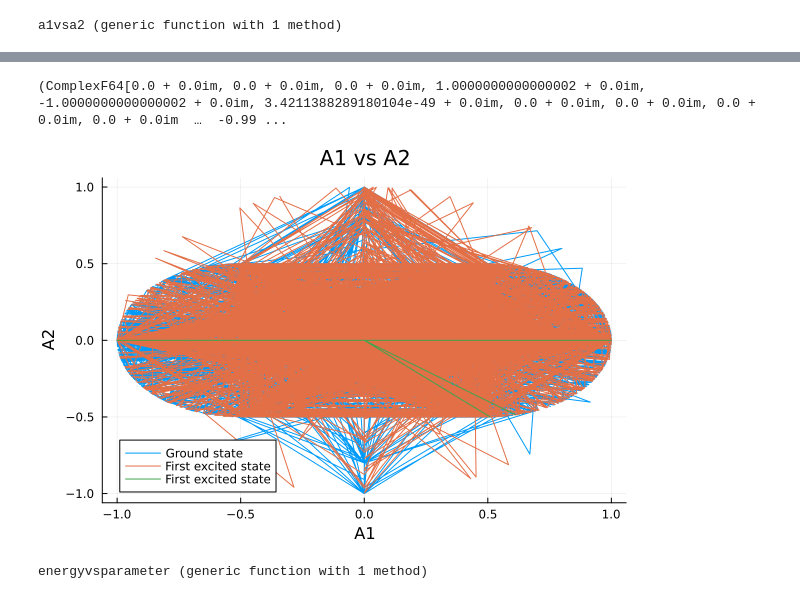
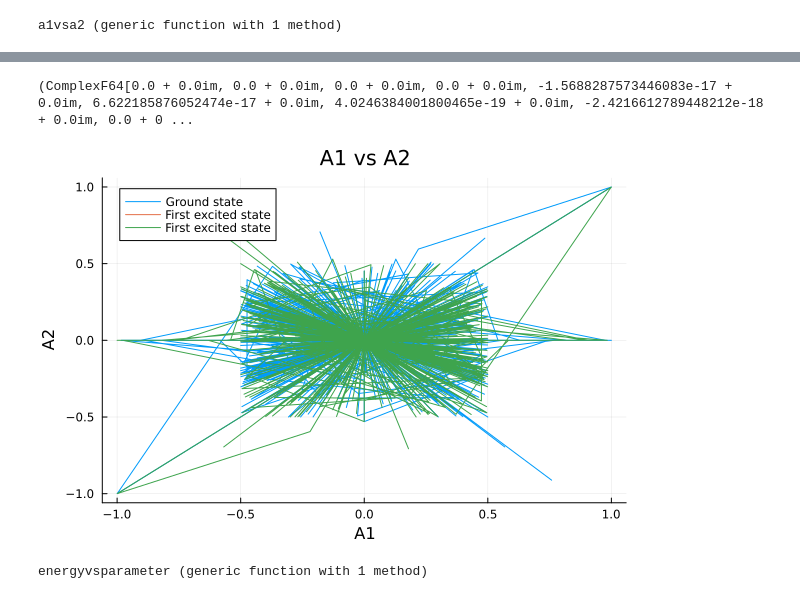
Before and after one commit to JorgeA22-cpu/ClaseComputo, a Jupyter notebook: Proyectos/PruebaArticulo.ipynb, the cells around one changed output, grey strips where cells are left out. Drawn from its saved outputs; the diff is of its cells as text; code cells hidden in the pictures.

```diff
--- a/Proyectos/PruebaArticulo.ipynb
+++ b/Proyectos/PruebaArticulo.ipynb
@@ -24,11 +24,10 @@ sigmay = [0 -im; im 0]
 sigmaz = [1 0; 0 -1]
 id= I(2)
 
-pauli_ops = [sigmax, sigmay, sigmaz]
-random_pauli = pauli_ops[rand(1:3)]
-pauli_ops2 = shuffle(pauli_ops)
-random_pauli2 = pauli_ops2[rand(1:3)]
-A1 = kron(random_pauli, random_pauli, id) # Para una cadena el primer qubit interactúa con el segundo y el segundo con el tercero
-A2 = kron(id, random_pauli2, random_pauli2)
+c1 = rand(1)
+c2 = rand(1)
+
+A1 = kron(sigmax, sigmay, id) # Para una cadena el primer qubit interactúa con el segundo y el segundo con el tercero
+A2 = kron(id, sigmay, sigmaz)
 # %% [output]
 8×8 Matrix{Complex{Int64}}:
@@ -56,6 +42,6 @@ A22 = deepcopy(A2)
 # %%
 x = 0.5
-H = A1.*cos(x) + A2.*sin(x)
+H = A1.*cos(c1[1]) + A2.*sin(c2[1])
 eigvec = eigen(H).vectors
 eigenvecadj = adjoint(eigvec) # Matriz adjunta de eigenvectores Duda: ¿los vectores bras de este Hamiltoniano son los vectores adjuntos?
 function expectationvalue(eigvec,eigenvecadj)
@@ -71,5 +57,4 @@ function expectationvalue(eigvec,eigenvecadj)
     end
     return expvalueA1, expvalueA2
 end
-A11, A22
 # %% [output]
@@ -80,12 +65,12 @@ function a1vsa2(xin,step,xfin, n) #n = 1 es el estado fundamental y n = 2 es el
     a1 = zeros(ComplexF64,length(x))
     a2 = zeros(ComplexF64,length(x))
     for i in 1:length(x)
-        H = A11.*cos(x[i]) + A22.*sin(x[i])
+        H = A1.*cos(x[i]) + A2.*sin(x[i])
         eigvec = eigen(H).vectors
         eigenvecadj = adjoint(eigvec)
         rho = kron(eigvec[n,:],transpose(eigenvecadj[:,n])) # Matriz de densidad para el estado fundamental
-        a1[i] = tr(rho*A11)
-        a2[i] = tr(rho*A22)
+        a1[i] = tr(rho*A1)
+        a2[i] = tr(rho*A2)
     end
     return a1,a2
 end
@@ -109,16 +79,16 @@ rho = H1[1,:]*transpose(H1adj[:,1])
 # %%
-alpha = a1vsa2(0,0.001,2*pi,1)
-beta = a1vsa2(0,0.001,2*pi,2)
-gamma = a1vsa2(0,0.001,2*pi,3)
+aa = a1vsa2(0,0.001,6,1)
+bb = a1vsa2(0,0.001,6,2)
+gg = a1vsa2(0,0.001,6,3)
 #plot(imag(alpha[1]),imag(alpha[2]))
 # %% [output]
-(ComplexF64[0.0 + 0.0im, 0.0 + 0.0im, 0.0 + 0.0im, 1.0000000000000002 + 0.0im, -1.0000000000000002 + 0.0im, 3.4211388289180104e-49 + 0.0im, 0.0 + 0.0im, 0.0 + 0.0im, 0.0 + 0.0im, 0.0 + 0.0im  …  -0.99 ...
+(ComplexF64[0.0 + 0.0im, 0.0 + 0.0im, 0.0 + 0.0im, 0.0 + 0.0im, -1.5688287573446083e-17 + 0.0im, 6.622185876052474e-17 + 0.0im, 4.0246384001800465e-19 + 0.0im, -2.4216612789448212e-18 + 0.0im, 0.0 + 0 ...
 # %%
-plot(real(alpha[1]),real(alpha[2]),xlabel = "A1", ylabel = "A2", label = "Ground state", title = "A1 vs A2")
-plot!(real(beta[1]),real(beta[2]),xlabel = "A1", ylabel = "A2", label = "First excited state", title = "A1 vs A2")
-plot!(real(gamma[1]),real(gamma[2]),xlabel = "A1", ylabel = "A2", label = "First excited state", title = "A1 vs A2")
+plot(real(aa[1]),real(aa[2]),xlabel = "A1", ylabel = "A2", label = "Ground state", title = "A1 vs A2")
+plot!(real(bb[1]),real(bb[2]),xlabel = "A1", ylabel = "A2", label = "First excited state", title = "A1 vs A2")
+plot!(real(gg[1]),real(gg[2]),xlabel = "A1", ylabel = "A2", label = "First excited state", title = "A1 vs A2")
 # %% [output]
-[figure, old version]
+[figure, new version]
 # %%
 function energyvsparameter(xmin,step,xmax)
     x = xmin:step:xmax
```
Also changed, not shown: parts of 16 cells of this notebook.
